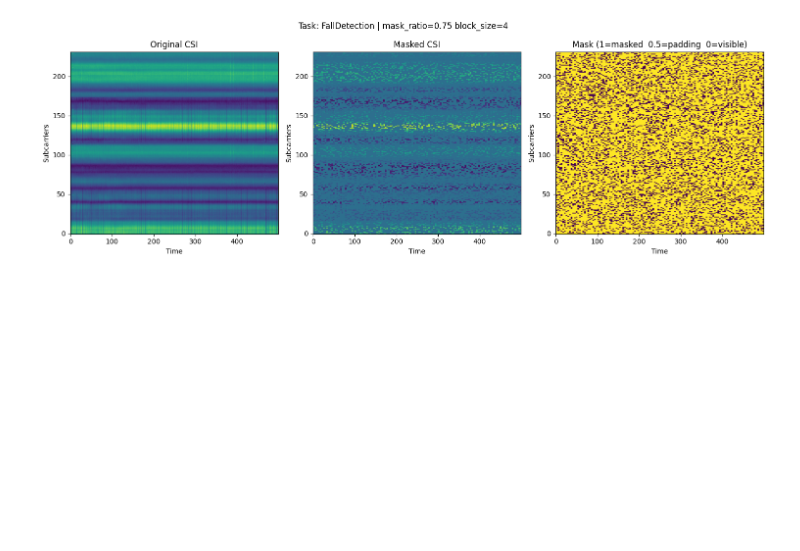
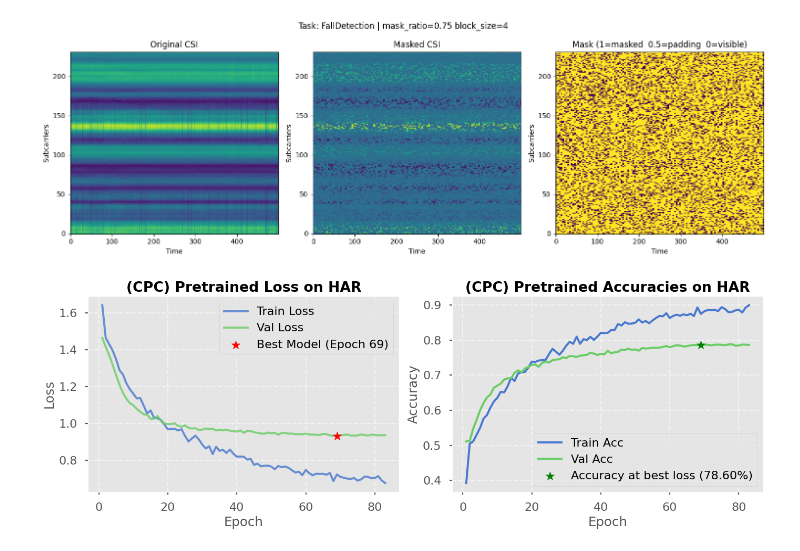
Before and after one commit to charleysanchez/csi-bench-SSL, a Jupyter notebook: test.ipynb, the cells around one changed output. Drawn from its saved outputs; the diff is of its cells as text; code cells hidden in the pictures; blank space fills up the shorter version.

```diff
--- a/test.ipynb
+++ b/test.ipynb
@@ -229,3 +229,58 @@ Loaded 985 samples for FallDetection - test_id
 Loaded 985 samples for FallDetection - test_id
 Saved mask_visualization.png
 [figure]
+# %%
+import pandas as pd
+import matplotlib.pyplot as plt
+path = "results/HumanActivityRecognition/cpc/baseline_s42/training_results.csv"
+results = pd.read_csv(path)
+# fig, axs = plt.subplots(1, 2, figsize=(12, 5))
+x = results["Epoch"]
+t_l = results["Train Loss"]
+t_a = results["Train Accuracy"]
+v_l = results["Val Loss"]
+v_a = results["Val Accuracy"]
+
+# 1. Find the "Best" points in your data
+best_loss_idx = results['Val Loss'].idxmin()
+best_acc_idx = results['Val Accuracy'].idxmax()
+
+# 2. Extract those specific coordinates
+best_epoch_loss = results.loc[best_loss_idx, 'Epoch']
+min_val_loss = results.loc[best_loss_idx, 'Val Loss']
+
+best_epoch_acc = results.loc[best_acc_idx, 'Epoch']
+max_val_acc = results.loc[best_loss_idx, 'Val Accuracy']
+
+
+# Apply a cleaner style
+plt.style.use('seaborn-v0_8-poster')
+
+fig, axs = plt.subplots(1, 2, figsize=(14, 5))
+
+# Plot 1: Loss
+axs[0].plot(x, t_l, label="Train Loss", alpha=0.8)
+axs[0].plot(x, v_l, label="Val Loss", alpha=0.8)
+axs[0].set_ylabel("Loss")
+axs[0].scatter(best_epoch_loss, min_val_loss, color='red', marker='*', s=150,
+               label=f'Best Model (Epoch {int(best_epoch_loss)})', zorder=5)
+
+# Plot 2: Accuracy
+axs[1].plot(x, t_a, label="Train Acc")
+axs[1].plot(x, v_a, label="Val Acc")
+axs[1].set_ylabel("Accuracy")
+axs[1].scatter(best_epoch_loss, max_val_acc, color='green', marker='*', s=150,
+               label=f'Accuracy at best loss ({max_val_acc:.2%})', zorder=5)
+
+# Global adjustments using a loop
+titles = ["(CPC) Pretrained Loss on HAR", "(CPC) Pretrained Accuracies on HAR"]
+for i, ax in enumerate(axs):
+    ax.set_title(titles[i], fontweight='bold')
+    ax.set_xlabel("Epoch")
+    ax.legend(frameon=True)
+    ax.grid(True, linestyle='--', alpha=0.6)
+
+plt.tight_layout()
+plt.show()
+# %% [output]
+[figure, added]
```
Also changed, not shown: 26 other files.
